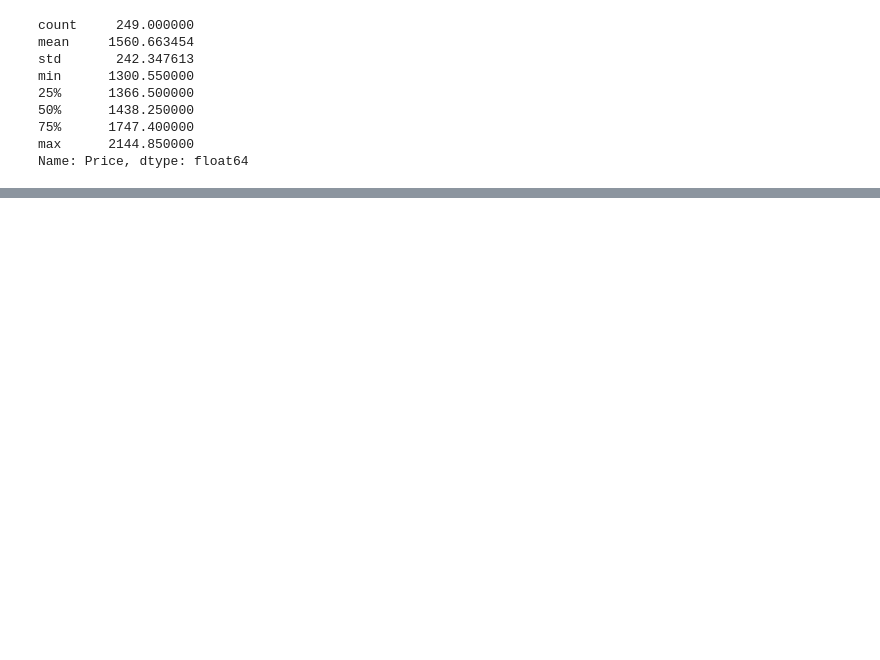
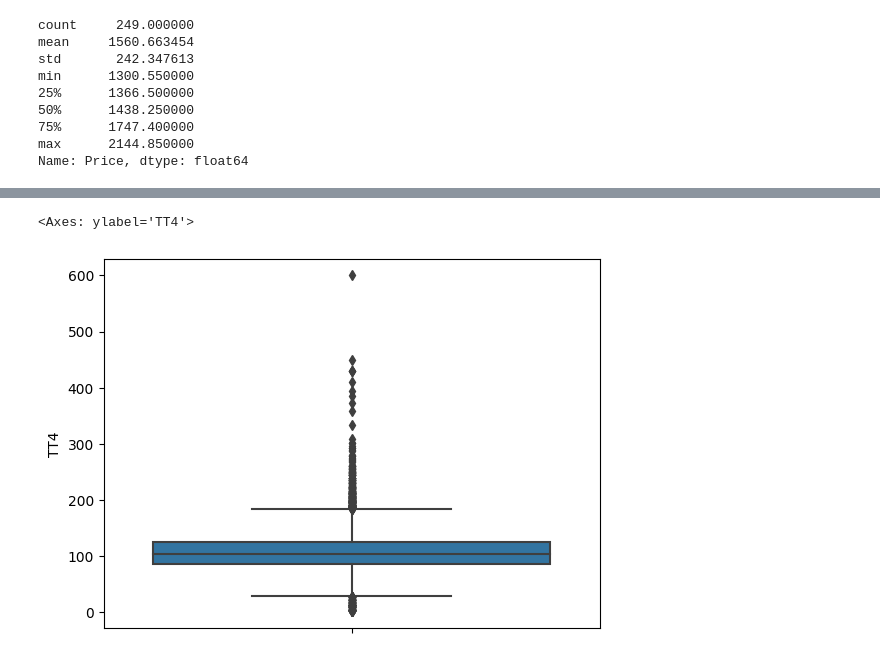
Before and after one commit to kinasant/ml, a Jupyter notebook: assignments/ml_lab02.ipynb, the cells around one changed output, grey strips where cells are left out. Saved outputs shown, nothing was run; the diff lists cells and outputs as text; code cells hidden in the pictures; blank space fills up the shorter version.

```diff
--- a/assignments/ml_lab02.ipynb
+++ b/assignments/ml_lab02.ipynb
@@ -208,0 +390,5 @@ sum(df2.iloc[:,-1] <0)/df2.iloc[:,-1].shape[0]
+# %%
+sns.boxplot(data=dfc,y="TT4")
+# %% [output]
+<Axes: ylabel='TT4'>
+[figure, added]
```
Also changed, not shown: parts of 116 cells of this notebook.
